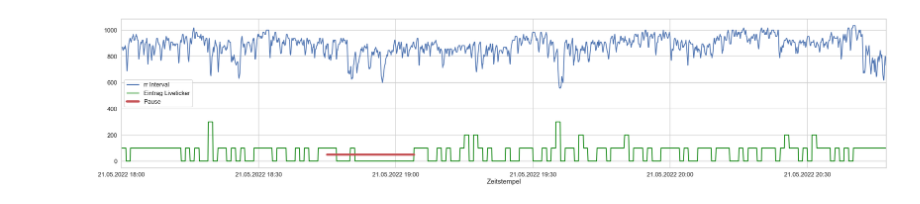
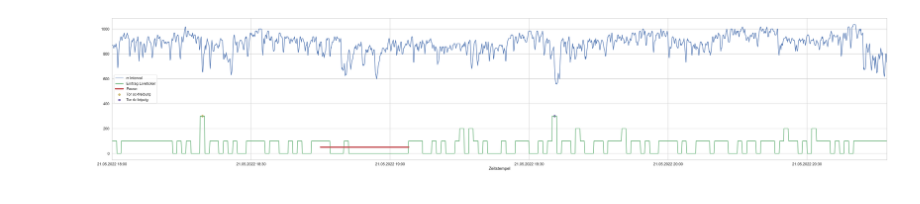
Before and after one commit to dakonr/jupyter-demonotebooks, a Jupyter notebook: statistics/liveticker/basic_plotting_merged.ipynb, the cells around one changed output. Saved outputs shown, nothing was run; the diff lists cells and outputs as text; code cells hidden in the pictures.

Commit message:
set special marker for goals

```diff
--- a/statistics/liveticker/basic_plotting_merged.ipynb
+++ b/statistics/liveticker/basic_plotting_merged.ipynb
@@ -10 +11,8 @@ import os
+# %%
+# Setup Color generator
+cycol = cycle('bgrymck')
+# %%
+# Goal Timestamp Creation
+def provide_goal_timestamp(timestamp):
+    return [timestamp[0] + pd.to_timedelta("30 sec")]
 # %%
@@ -51,45 +60,52 @@ liveticker_value = df_merged["is_goal"] + df_merged["is_card"] + df_merged["half
 df_merged["liveticker_value"] = liveticker_value
 # %%
 # Plotting Data
-x = df_merged.index.values
 x = df_merged.index.values
 x = x.reshape(len(x), 1)
 rr_interval = df_merged.rr_interval.values
 rr_interval = rr_interval.reshape(len(rr_interval), 1)
 liveticker_value = df_merged["liveticker_value"].values
 liveticker_value = liveticker_value.reshape(len(liveticker_value), 1)
+df_goals = df_liveticker[df_liveticker["is_goal"]]
 # %%
 # Final Plotting
-x = df_merged.index.values
-x = x.reshape(len(x), 1)
-rr_interval = df_merged["rr_interval"].values
-rr_interval = rr_interval.reshape(len(rr_interval), 1)
-liveticker_value = df_merged["liveticker_value"].values
-liveticker_value = liveticker_value.reshape(len(liveticker_value), 1)
-
+# Set Stype
 sns.set()
 sns.set_style("whitegrid")
 sns.set_context("poster")
-plt.rcParams["figure.figsize"] = (50,10)
+# Plot size
+plt.rcParams["figure.figsize"] = (80,15)
+# Set axis label
 plt.xlabel("Zeitstempel")
-plt.plot(x, rr_interval, label="rr Interval")
-plt.plot(x, liveticker_value, c="green", label="Eintrag Liveticker")
+# Plot RR Interval
+plt.plot(x, rr_interval, c=next(cycol), label="rr Interval")
+# Plot Liveticker Data
+plt.plot(x, liveticker_value, c=next(cycol), label="Eintrag Liveticker")
+# Plot and Mark Break
 plt.plot(
     (pd.to_datetime(metadata["break_start"]), pd.to_datetime(metadata["break_end"])),
     (50,50),
-    c="r",
+    c=next(cycol),
     linewidth=8,
     label="Pause"
     )
-plt.gca().xaxis.set_major_formatter(mdates.DateFormatter('%d.%m.%Y %H:%M'))
+# mark team goals
+for team in set(metadata["team_shortname_mapping"].values()):
+    team_goals = df_goals[df_goals["relevant_team"] == team].index.values
+    team_goals = team_goals.reshape(len(team_goals), 1)
+    team_goals = list(map(provide_goal_timestamp, team_goals))
+    plt.scatter(team_goals, [300 for _ in range(len(team_goals))], c=next(cycol), label=f"Tor {team}")
+# Axis Settings
+ax = plt.gca()
+ax.xaxis.set_major_formatter(mdates.DateFormatter('%d.%m.%Y %H:%M'))
 plt.xlim(pd.to_datetime(metadata["start_datetime"]), pd.to_datetime(metadata["end_datetime"]))
-ax = plt.gca()
 handles, labels = ax.get_legend_handles_labels()
 ax.legend(
     handles,
     labels,
     loc="center left"
     )
+# Plot
 plt.show()
 # %% [output]
-[figure, old version]
+[figure, new version]
```
Also changed, not shown: parts of 2 cells of this notebook.
